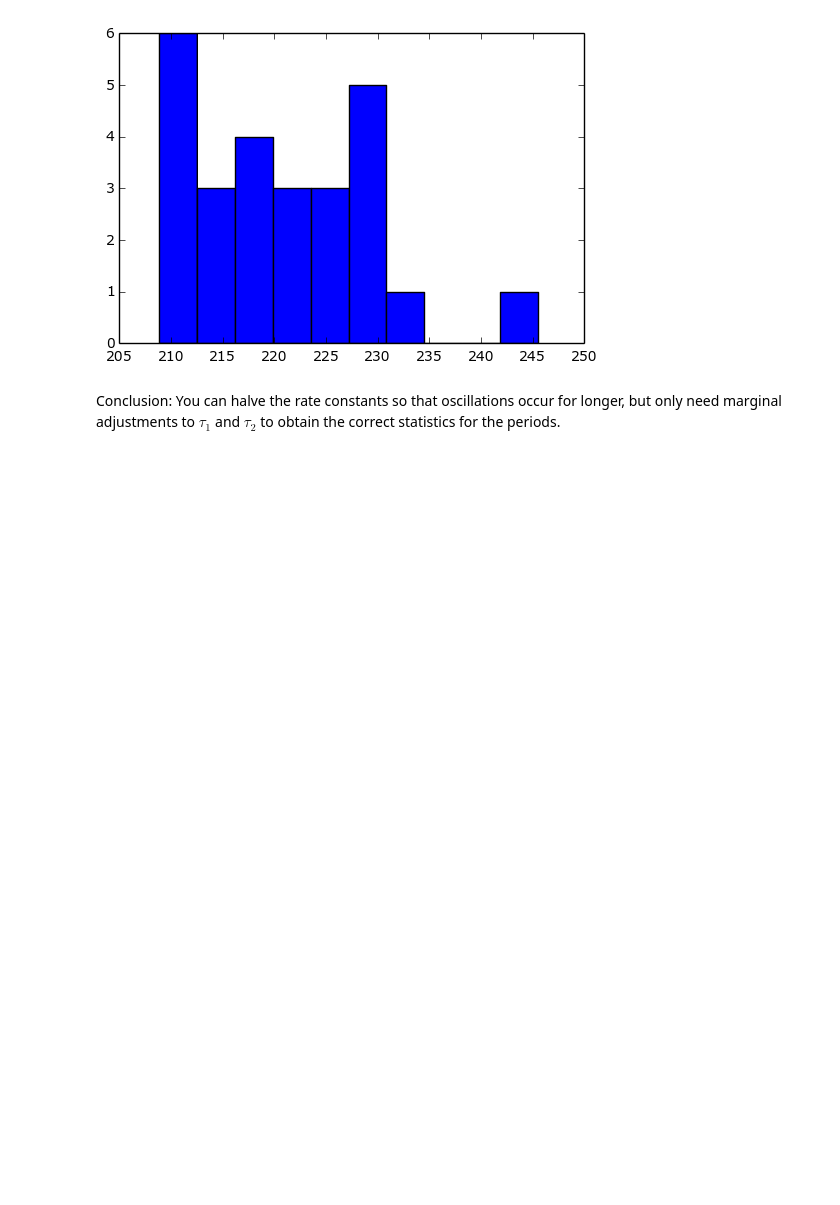
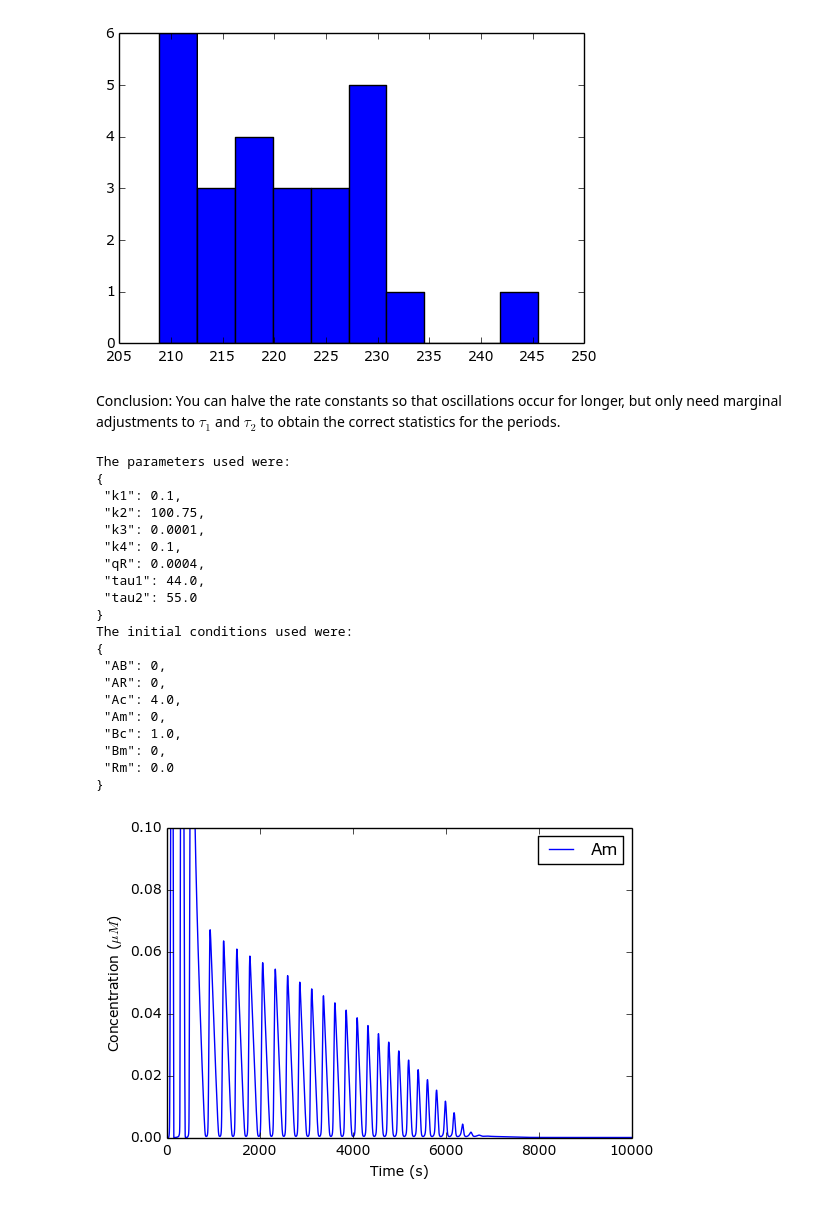
Before and after one commit to clintondurney/ubuquitous-drosophila, a Jupyter notebook: Biochemistry/PulsingPeriod.ipynb, the cells around one changed output. Cells and saved outputs as stored; diff of their text form; code cells hidden in the pictures; blank space fills up the shorter version.

Commit message:
Baseline Params

```diff
--- a/Biochemistry/PulsingPeriod.ipynb
+++ b/Biochemistry/PulsingPeriod.ipynb
@@ -457,3 +457,46 @@ The mean period of oscillations is 220.634615385
 [figure]
 # %% [markdown]
 Conclusion:  You can halve the rate constants so that oscillations occur for longer, but only need marginal adjustments to $\tau_1$ and $\tau_2$ to obtain the correct statistics for the periods.
+# %%
+(t,Am,Bm,Rm,Ac) = dde_main(0.1,100.75,0.0001,0.1,0.0004,44.,55.,4.,1.)
+(t_max, R_max) = Rm_max(Rmslope(Rm))
+
+# plt.plot(t,Rm,label="Rm")
+# plt.plot(t_max, R_max,"o", label="max")
+# plt.ylim([0,0.1])
+# plt.xlabel("Time (s)")
+# plt.ylabel('Concentration ($\mu M$)')
+# plt.legend()
+# plt.show()
+
+plt.plot(t,Am,label="Am")
+plt.ylim([0,0.1])
+plt.xlabel("Time (s)")
+plt.ylabel('Concentration ($\mu M$)')
+plt.legend()
+plt.show()
+
+# plt.hist(np.diff(t_max))
+# np.mean(np.diff(t_max))
+# %% [output]
+The parameters used were:
+{
+ "k1": 0.1,
+ "k2": 100.75,
+ "k3": 0.0001,
+ "k4": 0.1,
+ "qR": 0.0004,
+ "tau1": 44.0,
+ "tau2": 55.0
+}
+The initial conditions used were:
+{
+ "AB": 0,
+ "AR": 0,
+ "Ac": 4.0,
+ "Am": 0,
+ "Bc": 1.0,
+ "Bm": 0,
+ "Rm": 0.0
+}
+[figure, added]
```
Also changed, not shown: parts of 6 cells of this notebook, 2 other files.
